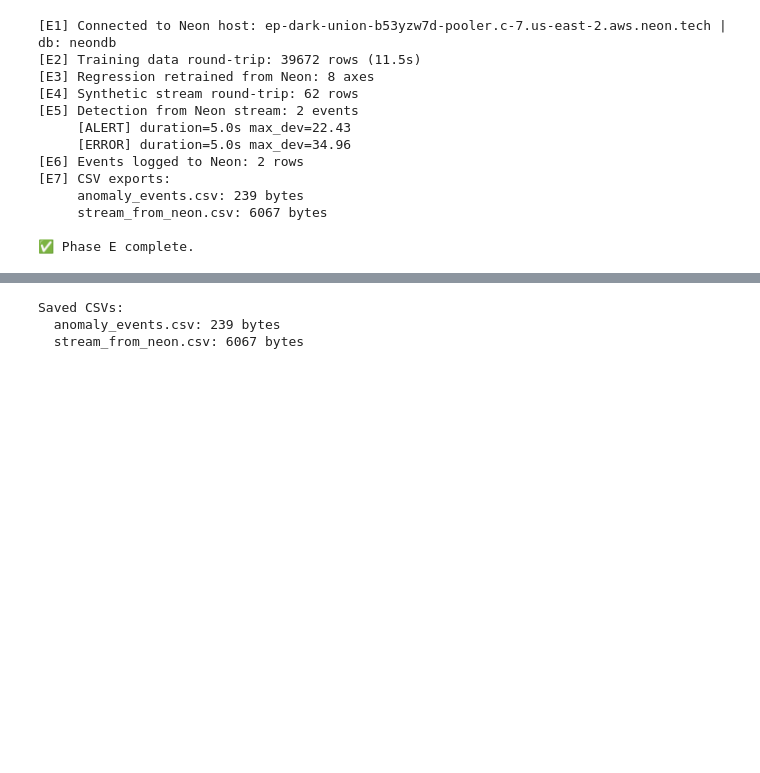
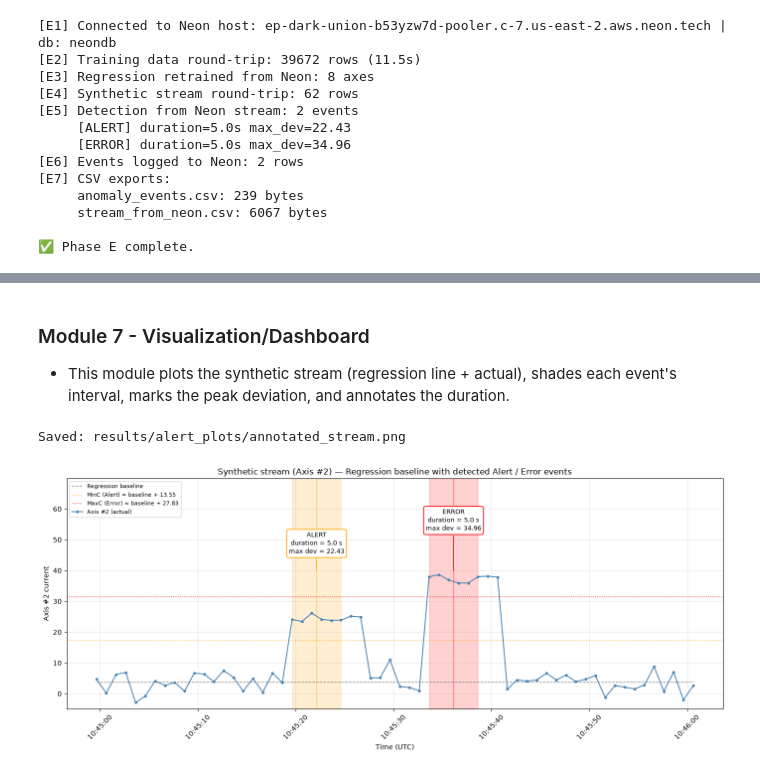
Before and after one commit to AlamirConestoga/predictive_maintenance_regression_linear_lab, a Jupyter notebook: predictive_maintenance_regression_linear_lab.ipynb, the cells around one changed output, grey strips where cells are left out. Drawn from its saved outputs; the diff is of its cells as text; code cells hidden in the pictures; blank space fills up the shorter version.

```diff
--- a/predictive_maintenance_regression_linear_lab.ipynb
+++ b/predictive_maintenance_regression_linear_lab.ipynb
@@ -493,18 +350,0 @@ Events logged in Neon: 2
-# %%
-# --- Cell E7: export CSVs for the repo ---------------------------------
-from pathlib import Path
-Path("results").mkdir(exist_ok=True)
-
-# Reload from Neon to make sure we export exactly what's in the DB
-events_from_neon = fetch_anomaly_events(DB_URL)
-
-stream_from_neon.to_csv("results/stream_from_neon.csv", index=False)
-events_from_neon.to_csv("results/anomaly_events.csv", index=False)
-
-print("Saved CSVs:")
-for p in sorted(Path("results").glob("*.csv")):
-    print(f"  {p.name}: {p.stat().st_size} bytes")
-# %% [output]
-Saved CSVs:
-  anomaly_events.csv: 239 bytes
-  stream_from_neon.csv: 6067 bytes
@@ -708,13 +351,17 @@ percentile_threshold_results
-# %%
-thresholds = {}
-
-for _, row in threshold_results.iterrows():
-    axis = row["Axis"]
-
-    thresholds[axis] = {
-        "MinC": row["MinC_Q95"],
-        "MaxC": row["MaxC_Q99"],
-        "T": 5
-    }
-
-thresholds
+# %% [markdown]
+### Module 7 - Visualization/Dashboard
+- This module plots the synthetic stream (regression line + actual), shades each event's interval, marks the peak deviation, and annotates the duration.
+# %%
+# --- Cell: annotated Alert/Error plot (via module) -------------------
+from src.visualization.regression_plots import plot_alerts_and_errors
+
+fig, ax = plot_alerts_and_errors(
+    stream_df=stream_from_neon,
+    events_df=events_from_neon,
+    axis="Axis #2",
+    thresholds=thresholds["Axis #2"],
+    save_path="results/alert_plots/annotated_stream.png",
+)
+# %% [output]
+Saved: results/alert_plots/annotated_stream.png
+[figure, added]
```
Also changed, not shown: parts of 20 cells of this notebook, 7 other files.
